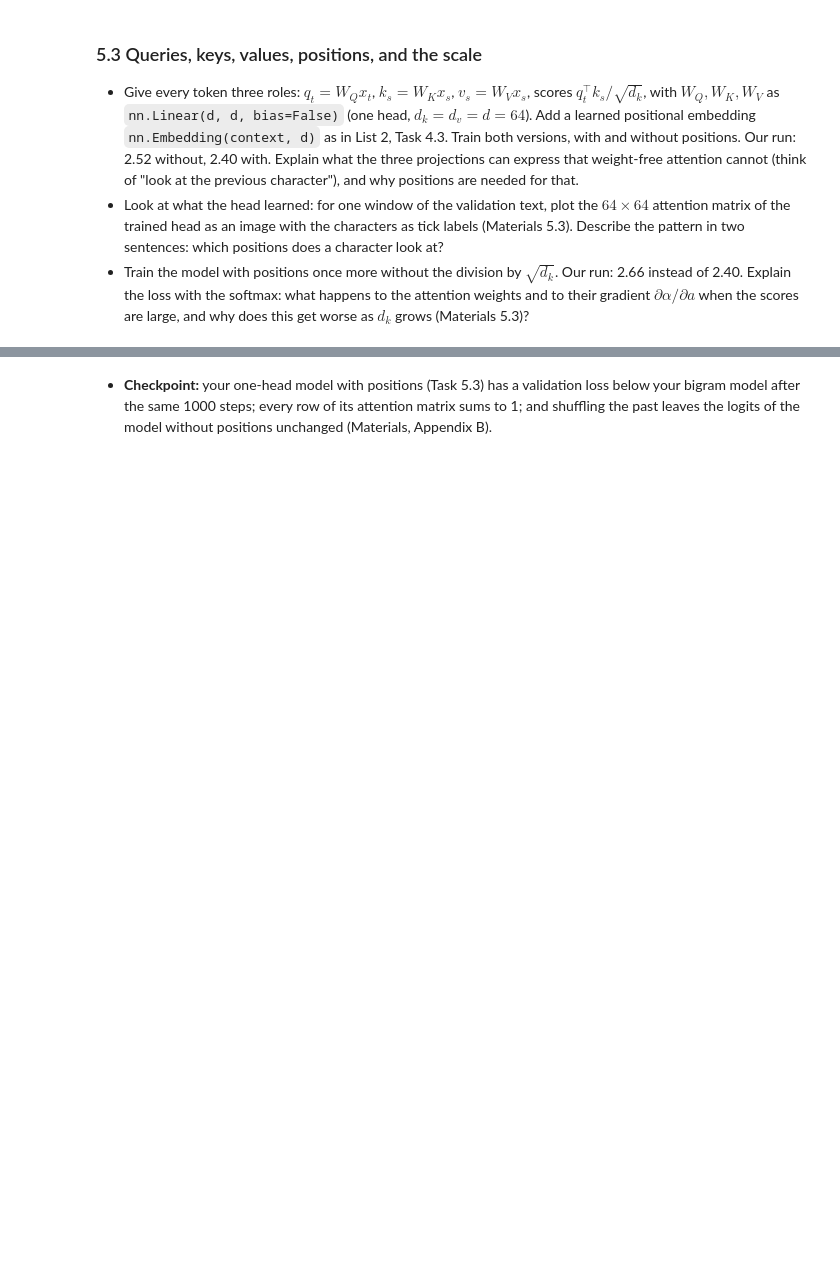
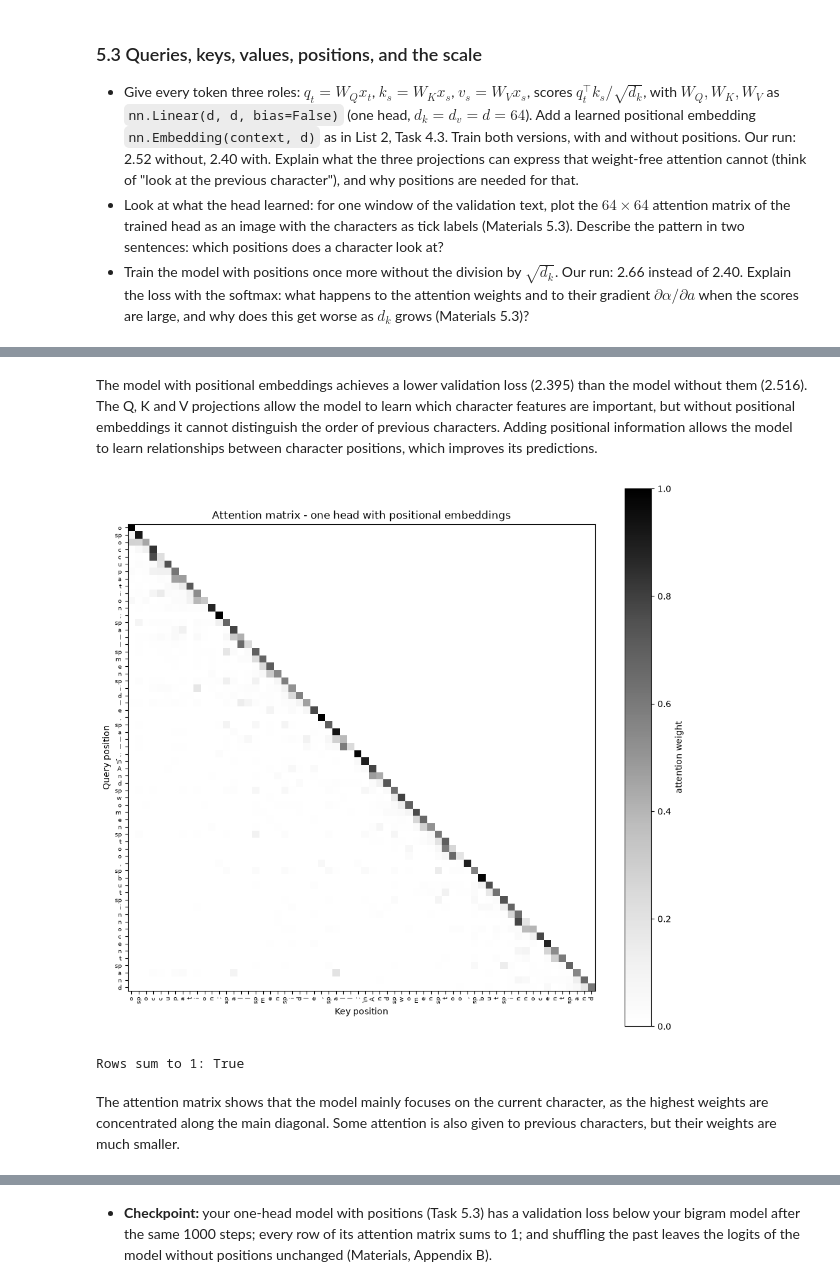
Before and after one commit to MateuszDziamba/LLM, a Jupyter notebook: List_3/list03.ipynb, the cells around one changed output, grey strips where cells are left out. Drawn from its saved outputs; the diff is of its cells as text; code cells hidden in the pictures; blank space fills up the shorter version.

```diff
--- a/List_3/list03.ipynb
+++ b/List_3/list03.ipynb
@@ -354,0 +421,51 @@ The attention model achieves a validation loss similar to the bigram model. The
+# %% [markdown]
+The model with positional embeddings achieves a lower validation loss (2.395) than the model without them (2.516). The Q, K and V projections allow the model to learn which character features are important, but without positional embeddings it cannot distinguish the order of previous characters. Adding positional information allows the model to learn relationships between character positions, which improves its predictions.
+# %%
+# Take one validation window
+g = torch.Generator().manual_seed(0)
+x, _ = get_batch("val", batch_size=1, generator=g)
+
+# Run the trained model
+one_head.eval()
+with torch.no_grad():
+    one_head(x)
+
+# Attention matrix from the last forward pass
+weights = one_head.body.last_weights[0].cpu()   # shape (64, 64)
+
+# Decode characters for axis labels
+window_text = decode(x[0].tolist())
+labels = []
+for c in window_text:
+    if c == "\n":
+        labels.append("\\n")
+    elif c == " ":
+        labels.append("sp")
+    else:
+        labels.append(c)
+
+# Plot the attention matrix
+fig, ax = plt.subplots(figsize=(10, 9))
+im = ax.imshow(weights, cmap="Greys")
+
+ax.set_xticks(range(CONTEXT))
+ax.set_xticklabels(labels, rotation=90, fontsize=7)
+ax.set_yticks(range(CONTEXT))
+ax.set_yticklabels(labels, fontsize=7)
+
+ax.set_xlabel("Key position")
+ax.set_ylabel("Query position")
+ax.set_title("Attention matrix - one head with positional embeddings")
+
+fig.colorbar(im, ax=ax, label="attention weight")
+plt.tight_layout()
+plt.show()
+
+# optional quick check
+print("Rows sum to 1:",
+      torch.allclose(weights.sum(dim=-1), torch.ones(CONTEXT), atol=1e-5))
+# %% [output]
+[figure, added]
+Rows sum to 1: True
+# %% [markdown]
+The attention matrix shows that the model mainly focuses on the current character, as the highest weights are concentrated along the main diagonal. Some attention is also given to previous characters, but their weights are much smaller.
```
Also changed, not shown: parts of 4 cells of this notebook.
